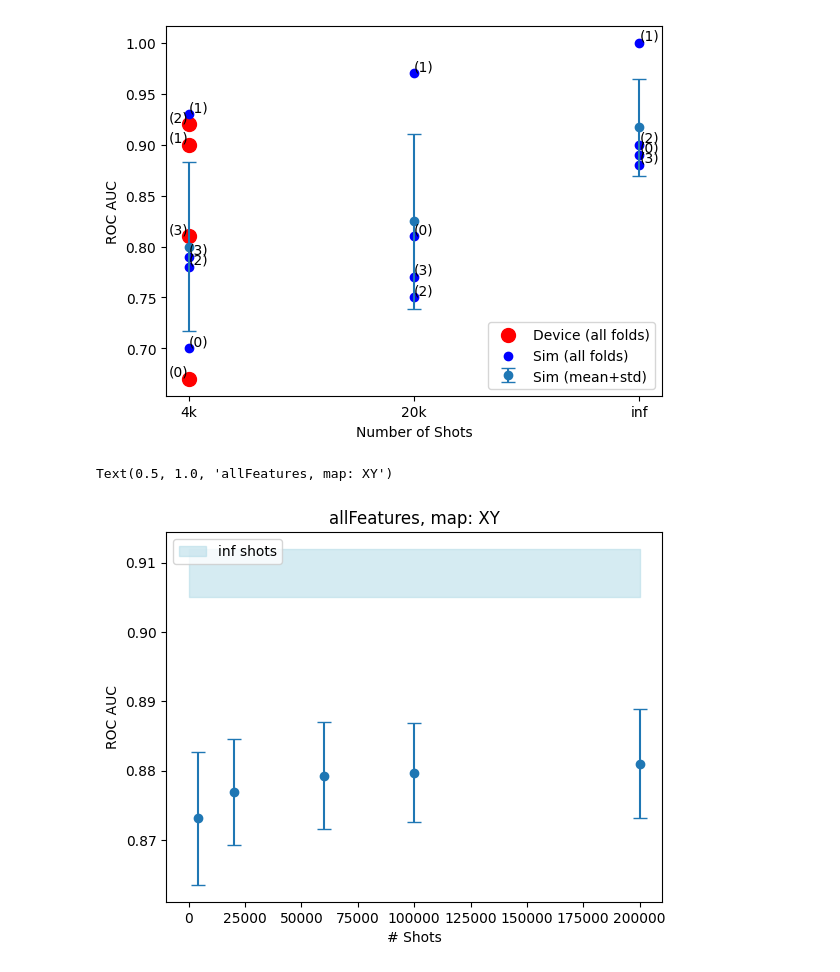
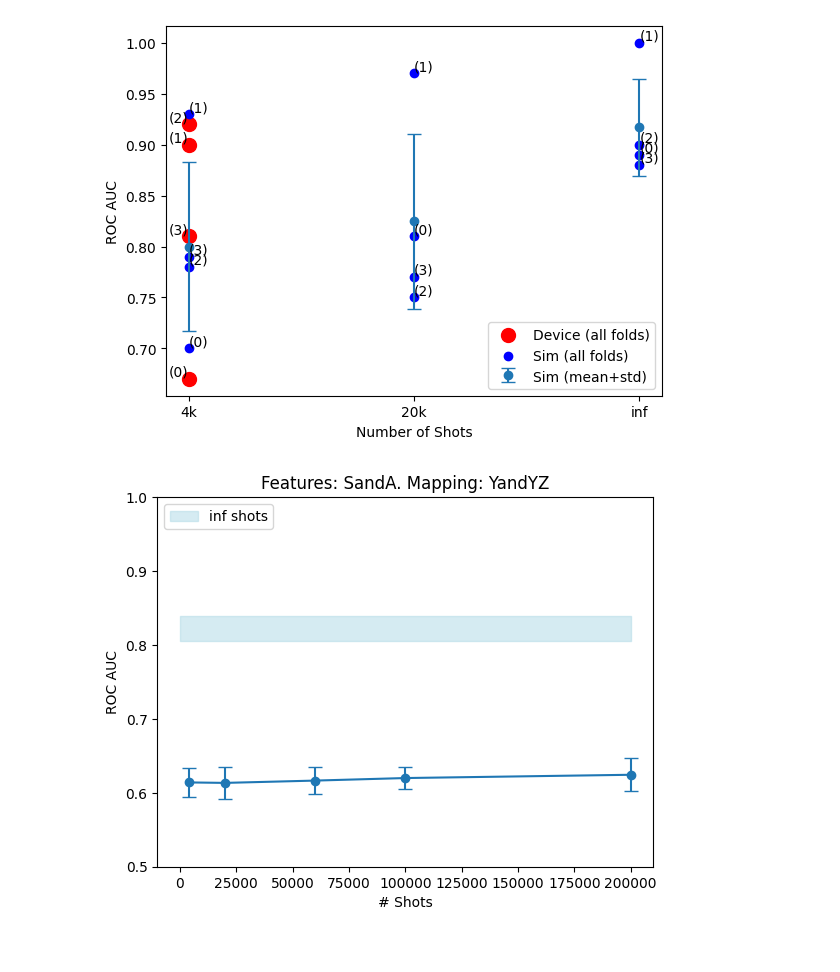
Before and after one commit to mhassans/galaxyMorphology, a Jupyter notebook: Plotting.ipynb, the cells around one changed output. Saved outputs shown, nothing was run; the diff lists cells and outputs as text; code cells hidden in the pictures.

Commit message:
update plotting jn

```diff
--- a/Plotting.ipynb
+++ b/Plotting.ipynb
@@ -661,13 +675,10 @@ df_noNone['num_shots'] = df_noNone['num_shots'].astype('int64')#.apply(pd.to_num
-# %%
-plt.errorbar(df_noNone['num_shots'], df_noNone["rocAUC-mean"], yerr=df_noNone["rocAUC-std"], fmt='o', capsize=5)
-noiseLessRocMean = df.loc['nShotsNone','rocAUC-mean']
-noiseLessRocStd = df.loc['nShotsNone','rocAUC-std']
-plt.fill_between([0, 2e5], noiseLessRocMean - noiseLessRocStd, noiseLessRocMean + noiseLessRocStd, color='lightblue', alpha=0.5, label='inf shots')
-plt.legend(loc='upper left')
-plt.xlabel("# Shots")
-plt.ylabel("ROC AUC")
-
-plt.title(f"{logfilesPath.split('/')[-3]}, map: {logfilesPath.split('/')[-2]}")
-# %% [output]
-Text(0.5, 1.0, 'allFeatures, map: XY')
-[figure, removed]
+# %%
+ftrs = ['allFeatures', 'CandH', 'CandHandG2', 'CandHandG2andS', 'G2andH', 'SandA']
+mps = ['XY', 'YandYZ']
+for ftr in ftrs:
+    for mp in mps:
+        logfilesPath = f'./log/expConcentration/{ftr}/{mp}/'
+        if Path(logfilesPath).exists():
+            plot_expConc(logfilesPath)
+# %% [output]
+[figure, added]
```
Also changed, not shown: parts of 4 cells of this notebook.
